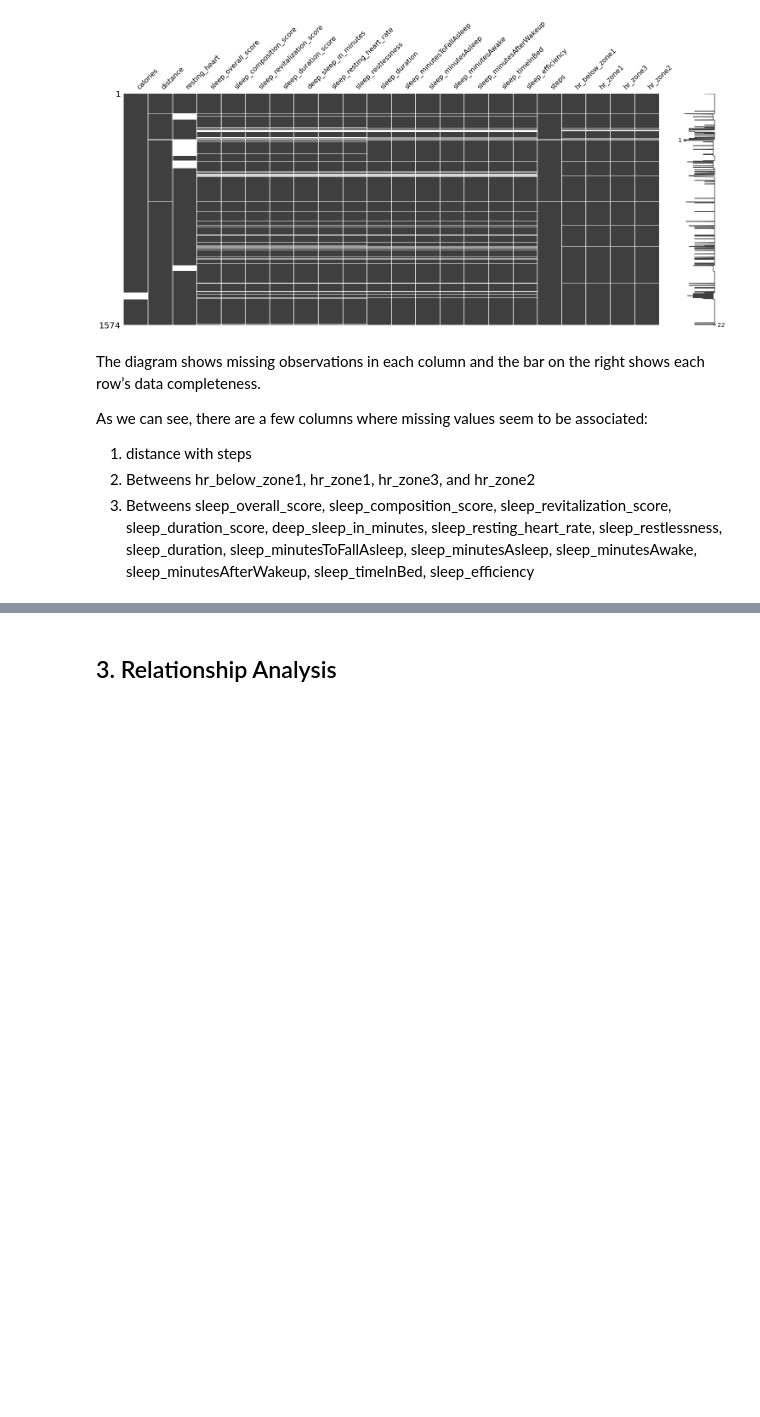
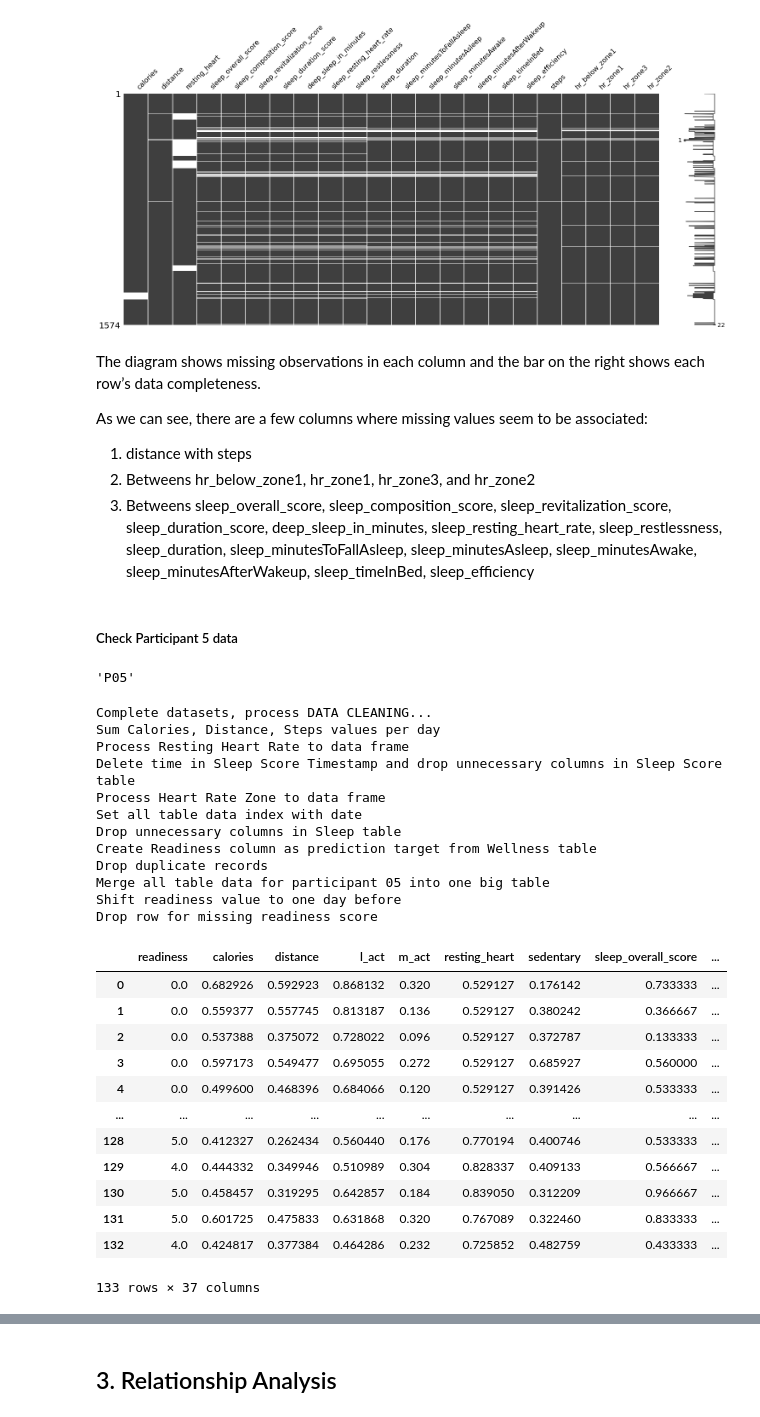
Before and after one commit to kdkangg/Datamining, a Jupyter notebook: EDA.ipynb, the cells around one changed output, grey strips where cells are left out. Cells and saved outputs as stored; diff of their text form; code cells hidden in the pictures; blank space fills up the shorter version.

```diff
--- a/EDA.ipynb
+++ b/EDA.ipynb
@@ -640,3 +715,35 @@ As we can see, there are a few columns where missing values seem to be associate
 1. distance with steps
 2. Betweens hr_below_zone1, hr_zone1, hr_zone3, and hr_zone2
 3. Betweens sleep_overall_score, sleep_composition_score, sleep_revitalization_score, sleep_duration_score, deep_sleep_in_minutes, sleep_resting_heart_rate, sleep_restlessness, sleep_duration, sleep_minutesToFallAsleep, sleep_minutesAsleep, sleep_minutesAwake, sleep_minutesAfterWakeup, sleep_timeInBed, sleep_efficiency
+# %% [markdown]
+##### Check Participant 5 data
+# %%
+p5_data = generate_data(5,5,True)[0]
+p5_data
+# %% [output]
+'P05'
+Complete datasets, process DATA CLEANING...
+Sum Calories, Distance, Steps values per day
+Process Resting Heart Rate to data frame
+Delete time in Sleep Score Timestamp and drop unnecessary columns in Sleep Score table
+Process Heart Rate Zone to data frame
+Set all table data index with date
+Drop unnecessary columns in Sleep table
+Create Readiness column as prediction target from Wellness table
+Drop duplicate records
+Merge all table data for participant 05 into one big table
+Shift readiness value to one day before
+Drop row for missing readiness score
+|  | readiness | calories | distance | l_act | m_act | resting_heart | sedentary | sleep_overall_score | ... |
+| 0 | 0.0 | 0.682926 | 0.592923 | 0.868132 | 0.320 | 0.529127 | 0.176142 | 0.733333 | ... |
+| 1 | 0.0 | 0.559377 | 0.557745 | 0.813187 | 0.136 | 0.529127 | 0.380242 | 0.366667 | ... |
+| 2 | 0.0 | 0.537388 | 0.375072 | 0.728022 | 0.096 | 0.529127 | 0.372787 | 0.133333 | ... |
+| 3 | 0.0 | 0.597173 | 0.549477 | 0.695055 | 0.272 | 0.529127 | 0.685927 | 0.560000 | ... |
+| 4 | 0.0 | 0.499600 | 0.468396 | 0.684066 | 0.120 | 0.529127 | 0.391426 | 0.533333 | ... |
+| ... | ... | ... | ... | ... | ... | ... | ... | ... | ... |
+| 128 | 5.0 | 0.412327 | 0.262434 | 0.560440 | 0.176 | 0.770194 | 0.400746 | 0.533333 | ... |
+| 129 | 4.0 | 0.444332 | 0.349946 | 0.510989 | 0.304 | 0.828337 | 0.409133 | 0.566667 | ... |
+| 130 | 5.0 | 0.458457 | 0.319295 | 0.642857 | 0.184 | 0.839050 | 0.312209 | 0.966667 | ... |
+| 131 | 5.0 | 0.601725 | 0.475833 | 0.631868 | 0.320 | 0.767089 | 0.322460 | 0.833333 | ... |
+| 132 | 4.0 | 0.424817 | 0.377384 | 0.464286 | 0.232 | 0.725852 | 0.482759 | 0.433333 | ... |
+133 rows × 37 columns
```
Also changed, not shown: parts of 11 cells of this notebook.
